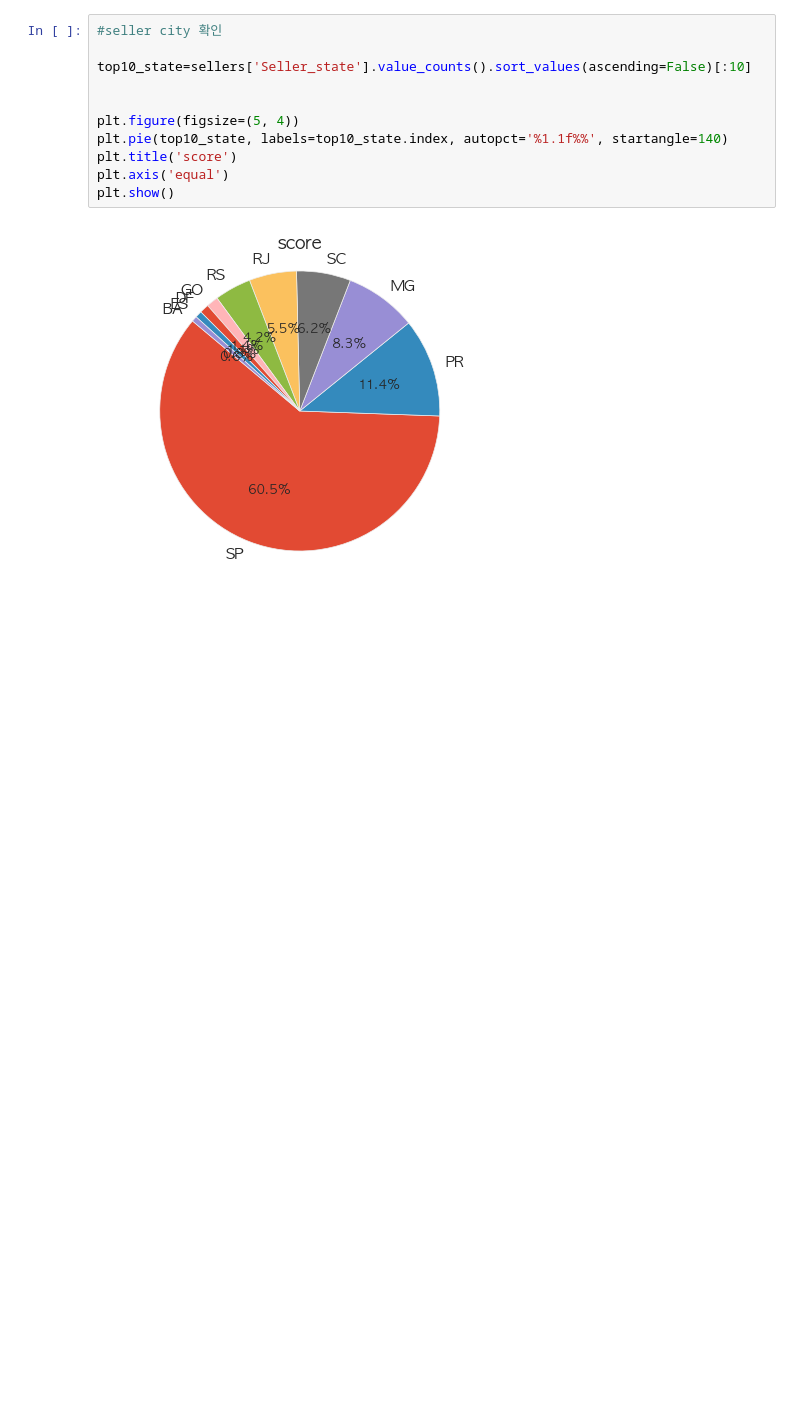
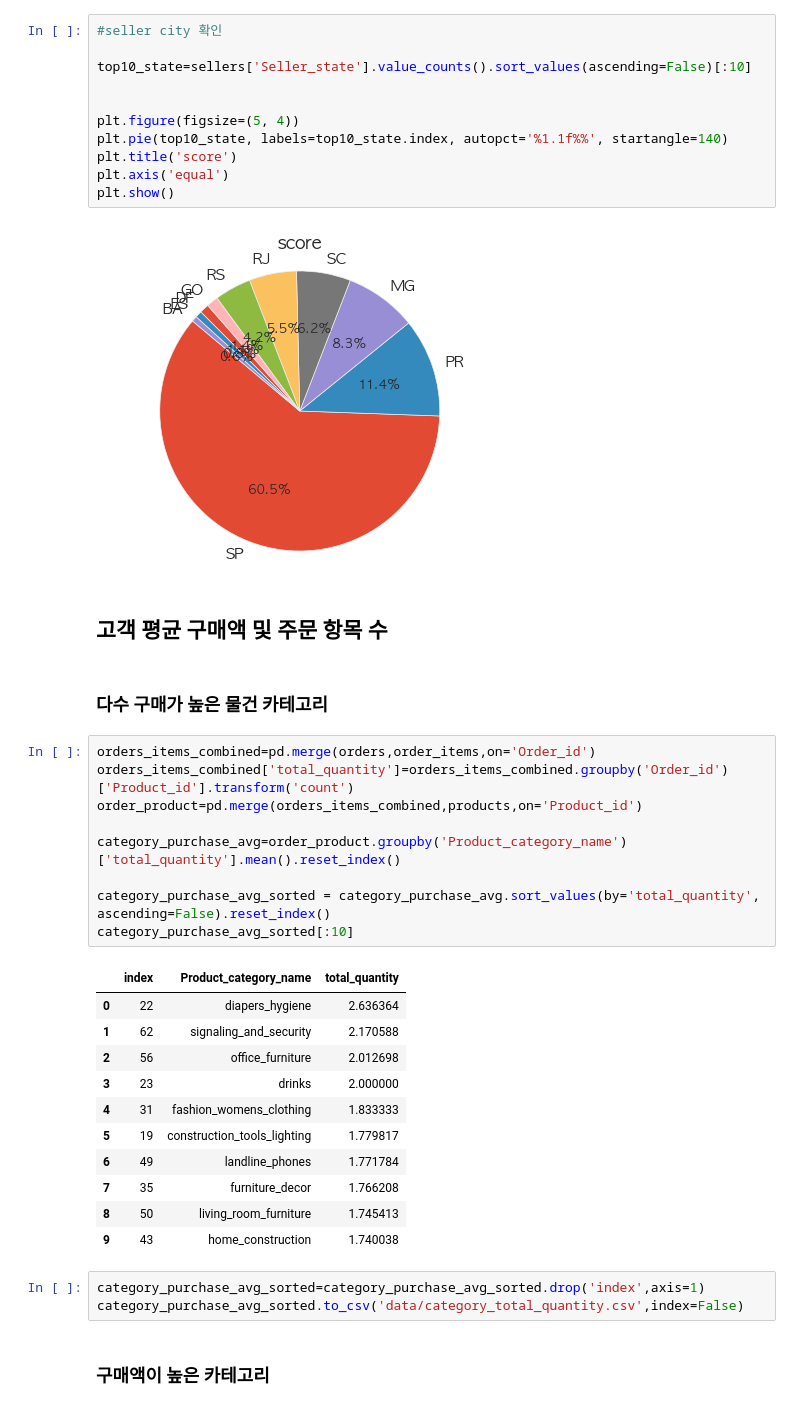
Before and after one commit to jiin124/KPI_Dacon_2024, a Jupyter notebook: basic_anal.ipynb, the cells around one changed output. Drawn from its saved outputs; the diff is of its cells as text; blank space fills up the shorter version.

```diff
--- a/basic_anal.ipynb
+++ b/basic_anal.ipynb
@@ -723,3 +756,33 @@ plt.axis('equal')
 plt.show()
 # %% [output]
 [figure]
+# %% [markdown]
+## 고객 평균 구매액 및 주문 항목 수
+# %% [markdown]
+### 다수 구매가 높은 물건 카테고리
+# %%
+orders_items_combined=pd.merge(orders,order_items,on='Order_id')
+orders_items_combined['total_quantity']=orders_items_combined.groupby('Order_id')['Product_id'].transform('count')
+order_product=pd.merge(orders_items_combined,products,on='Product_id')
+
+category_purchase_avg=order_product.groupby('Product_category_name')['total_quantity'].mean().reset_index()
+
+category_purchase_avg_sorted = category_purchase_avg.sort_values(by='total_quantity', ascending=False).reset_index()
+category_purchase_avg_sorted[:10]
+# %% [output]
+|  | index | Product_category_name | total_quantity |
+| 0 | 22 | diapers_hygiene | 2.636364 |
+| 1 | 62 | signaling_and_security | 2.170588 |
+| 2 | 56 | office_furniture | 2.012698 |
+| 3 | 23 | drinks | 2.000000 |
+| 4 | 31 | fashion_womens_clothing | 1.833333 |
+| 5 | 19 | construction_tools_lighting | 1.779817 |
+| 6 | 49 | landline_phones | 1.771784 |
+| 7 | 35 | furniture_decor | 1.766208 |
+| 8 | 50 | living_room_furniture | 1.745413 |
+| 9 | 43 | home_construction | 1.740038 |
+# %%
+category_purchase_avg_sorted=category_purchase_avg_sorted.drop('index',axis=1)
+category_purchase_avg_sorted.to_csv('data/category_total_quantity.csv',index=False)
+# %% [markdown]
+### 구매액이 높은 카테고리
```
Also changed, not shown: parts of 18 cells of this notebook, 6 other files.
